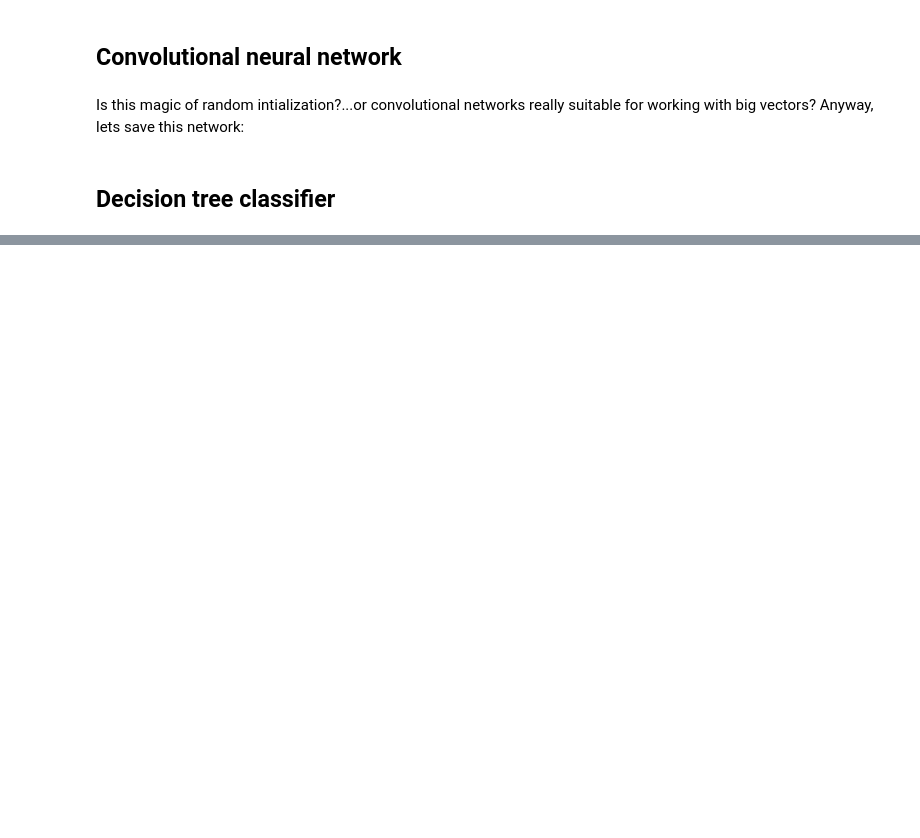
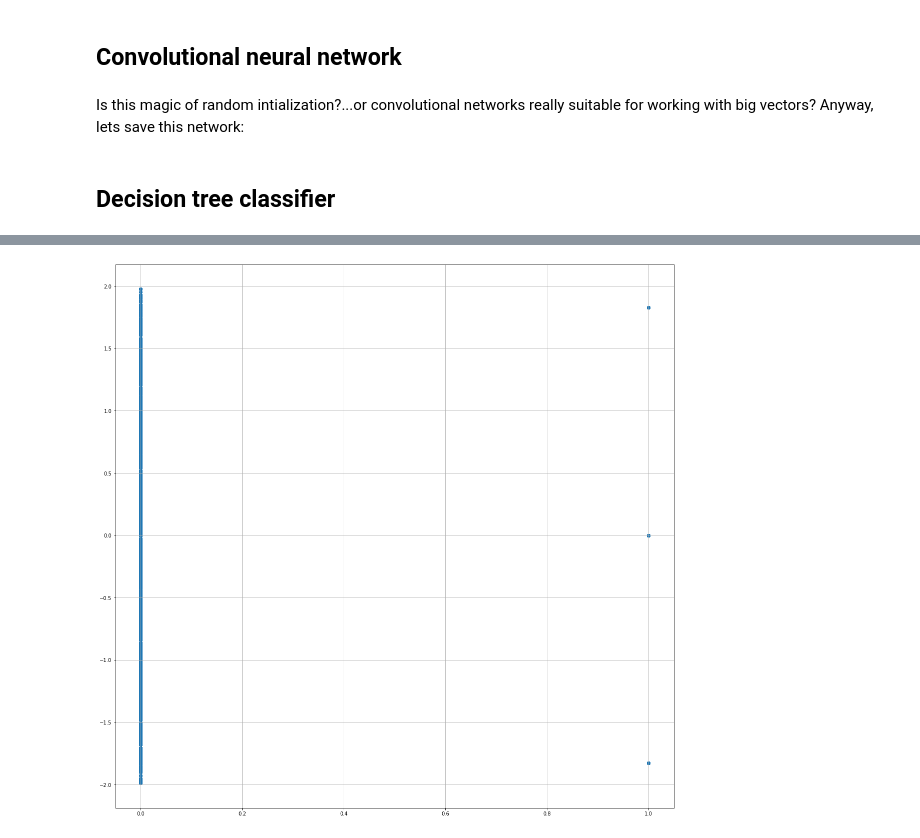
Before and after one commit to 0xf104a/EllipticCurves, a Jupyter notebook: Models.ipynb, the cells around one changed output, grey strips where cells are left out. Drawn from its saved outputs; the diff is of its cells as text; code cells hidden in the pictures; blank space fills up the shorter version.

```diff
--- a/Models.ipynb
+++ b/Models.ipynb
@@ -334,0 +351,6 @@ model.decision_path()
+# %%
+plt.grid()
+plt.scatter(df["CM"],df["A6551"])
+plt.show()
+# %% [output]
+[figure, added]
```
Also changed, not shown: parts of 31 cells of this notebook, 1 other file.
